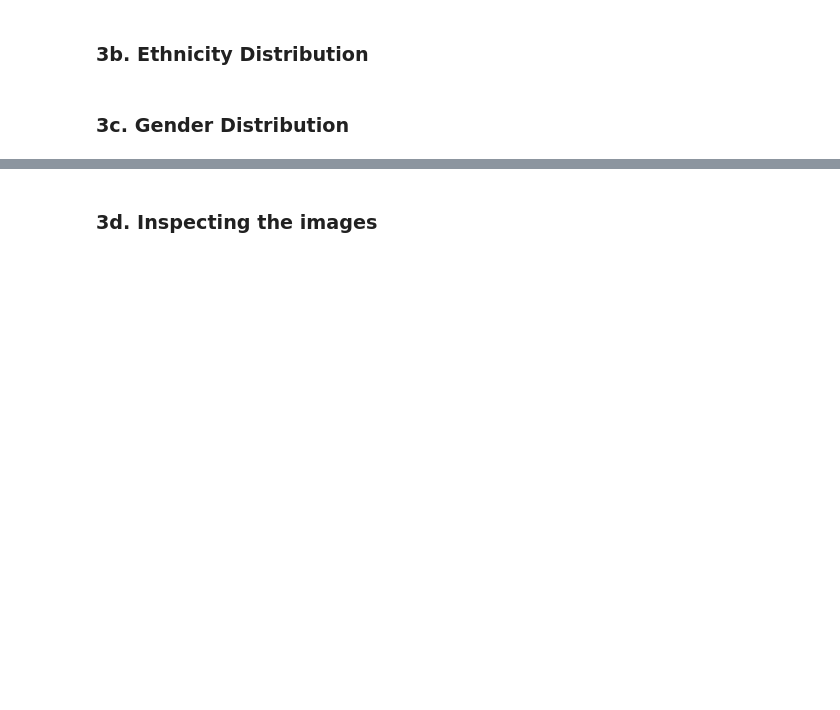
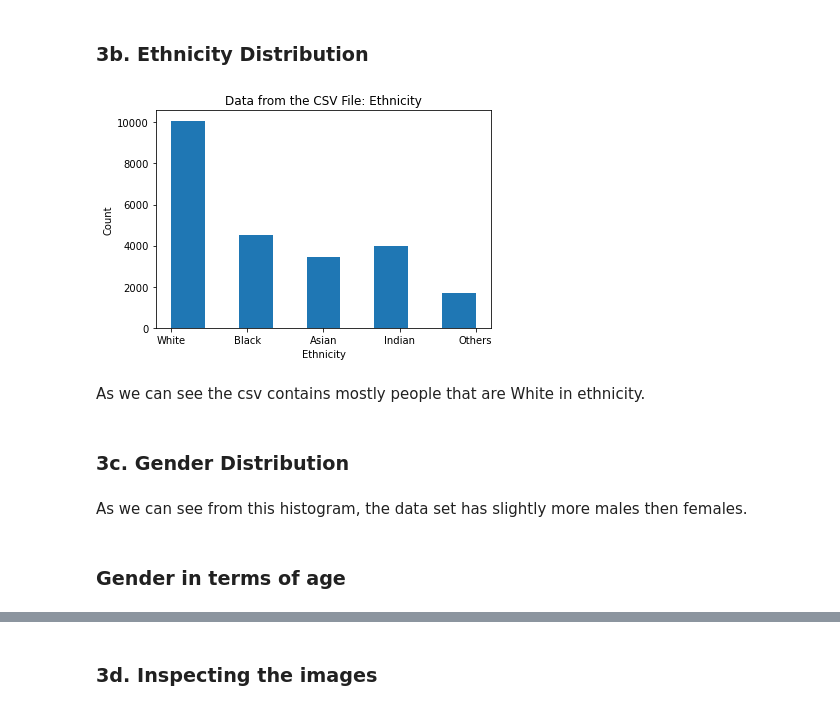
Before and after one commit to niyonx/Face-Classification, a Jupyter notebook: Face_Classification.ipynb, the cells around one changed output, grey strips where cells are left out. Drawn from its saved outputs; the diff is of its cells as text; code cells hidden in the pictures; blank space fills up the shorter version.

```diff
--- a/Face_Classification.ipynb
+++ b/Face_Classification.ipynb
@@ -104,8 +119,13 @@ IMG_SIZE = 48
 # %% [markdown]
 ### 3b. Ethnicity Distribution
 # %%
+histo(df.ethnicity, 9, 'Data from the CSV File: Ethnicity', 'Ethnicity', 'Count', 5, RACE_CATEGORIES)
 # fig = px.histogram(df, x="ethnicity",color="ethnicity",hover_data=df.columns)
 # fig.show()
+# %% [output]
+[figure, added]
+# %% [markdown]
+As we can see the csv contains mostly people that are White in ethnicity.
 # %% [markdown]
 ### 3c. Gender Distribution
 # %%
@@ -112,2 +133,6 @@ IMG_SIZE = 48
 # fig = px.histogram(df, x="gender", color="gender", hover_data=df.columns)
 # fig.show()
+# %% [markdown]
+As we can see from this histogram, the data set has slightly more males then females.
+# %% [markdown]
+### Gender in terms of age
```
Also changed, not shown: parts of 35 cells of this notebook.
